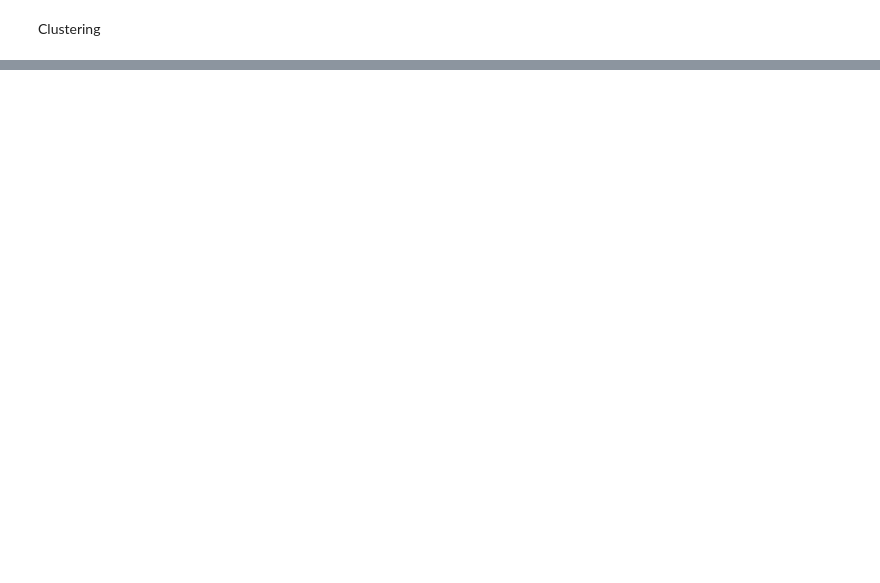
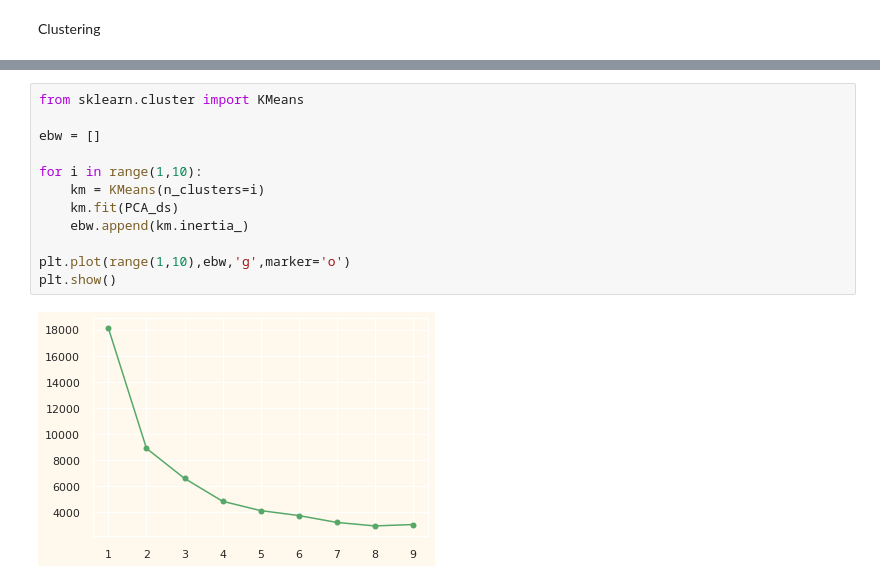
Before and after one commit to nicolaronchini/Clustering, a Jupyter notebook: clustering.ipynb, the cells around one changed output, grey strips where cells are left out. Saved outputs shown, nothing was run; the diff lists cells and outputs as text; blank space fills up the shorter version.

Commit message:
clustering

```diff
--- a/clustering.ipynb
+++ b/clustering.ipynb
@@ -515 +766,15 @@ Elbow Method to determine the number of clusters to be formed:
 <Axes: title={'center': 'Distortion Score Elbow for KMeans Clustering'}, xlabel='k', ylabel='distortion score'>
+# %%
+from sklearn.cluster import KMeans
+
+ebw = []
+
+for i in range(1,10):
+    km = KMeans(n_clusters=i)
+    km.fit(PCA_ds)
+    ebw.append(km.inertia_)
+
+plt.plot(range(1,10),ebw,'g',marker='o')
+plt.show()
+# %% [output]
+[figure, added]
```
Also changed, not shown: parts of 32 cells of this notebook.
